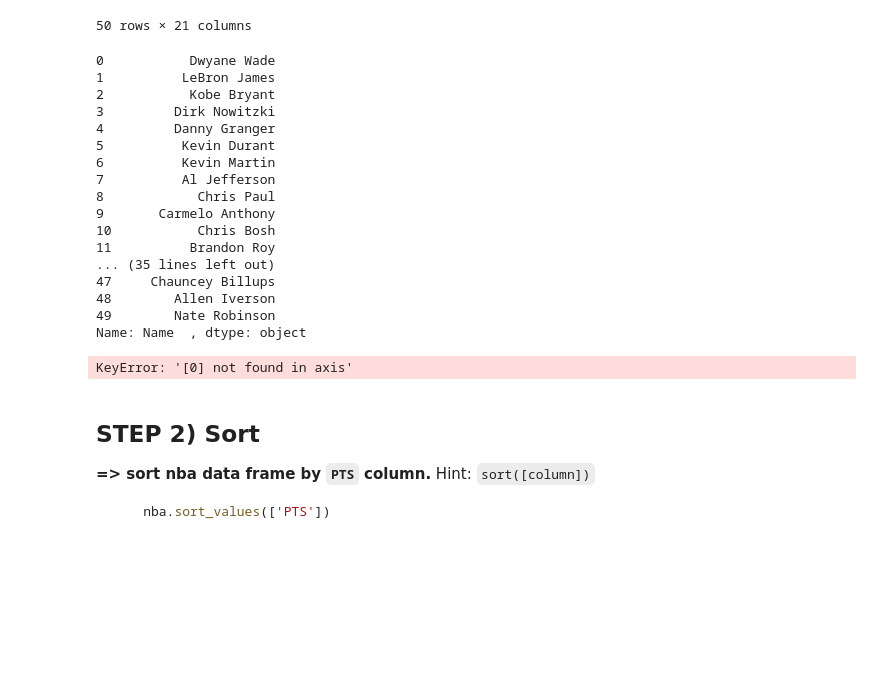
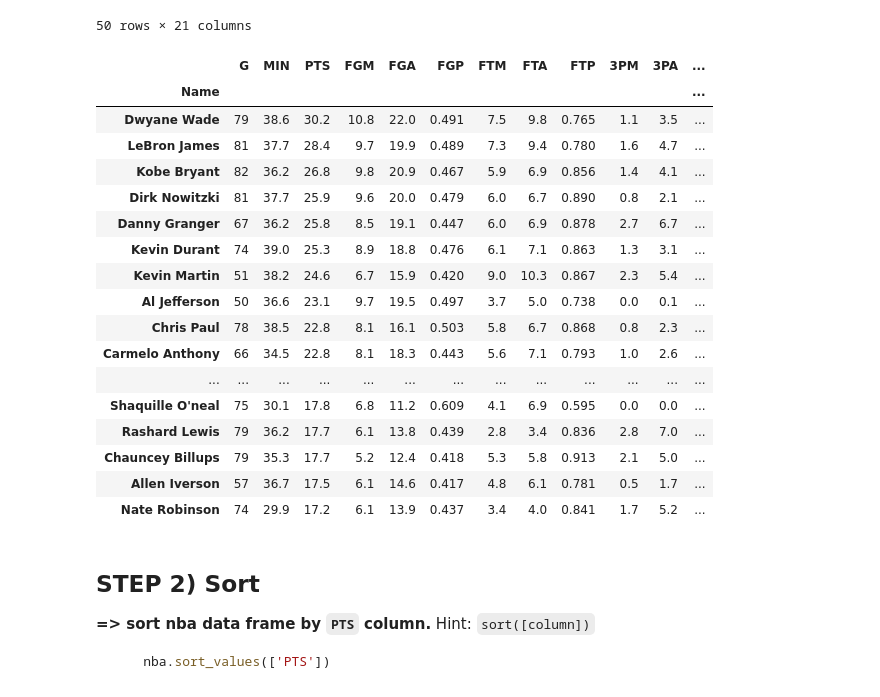
Before and after one commit to elephantscale/python-labs-solutions, a Jupyter notebook: visualization/3-heatmap.ipynb, the cells around one changed output. Drawn from its saved outputs; the diff is of its cells as text; code cells hidden in the pictures; blank space fills up the shorter version.

Commit message:
Fixed extra spaces in column names

```diff
--- a/visualization/3-heatmap.ipynb
+++ b/visualization/3-heatmap.ipynb
@@ -28,6 +28,7 @@ R/08-graph
 # %%
 import pandas as pd
 nba = pd.read_csv("/data/viz/nba-2008.csv")
+nba = nba.rename(columns=lambda x: x.strip())
 nba
 # %% [output]
 |  | Name | G | MIN | PTS | FGM | FGA | FGP | FTM | FTA | FTP | ... | ... |
@@ -48,32 +49,29 @@ nba
 | 48 | Allen Iverson | 57 | 36.7 | 17.5 | 6.1 | 14.6 | 0.417 | 4.8 | 6.1 | 0.781 | ... | ... |
 | 49 | Nate Robinson | 74 | 29.9 | 17.2 | 6.1 | 13.9 | 0.437 | 3.4 | 4.0 | 0.841 | ... | ... |
 50 rows × 21 columns
-# %%
-nba.iloc[:,0]
-# %% [output]
-0           Dwyane Wade
-1          LeBron James
-2           Kobe Bryant
-3         Dirk Nowitzki
-4         Danny Granger
-5          Kevin Durant
-6          Kevin Martin
-7          Al Jefferson
-8            Chris Paul
-9       Carmelo Anthony
-10           Chris Bosh
-11          Brandon Roy
-... (35 lines left out)
-47     Chauncey Billups
-48        Allen Iverson
-49        Nate Robinson
-Name: Name  , dtype: object
 # %%
 
-nba_indexed = nba.set_index(nba.iloc[:,0]).drop(0, axis=1)
+nba_indexed = nba.set_index(nba['Name']).drop('Name', axis=1)
 nba_indexed
 # %% [output]
-KeyError: '[0] not found in axis'
+|  | G | MIN | PTS | FGM | FGA | FGP | FTM | FTA | FTP | 3PM | 3PA | ... |
+| Name |  |  |  |  |  |  |  |  |  |  |  | ... |
+| Dwyane Wade | 79 | 38.6 | 30.2 | 10.8 | 22.0 | 0.491 | 7.5 | 9.8 | 0.765 | 1.1 | 3.5 | ... |
+| LeBron James | 81 | 37.7 | 28.4 | 9.7 | 19.9 | 0.489 | 7.3 | 9.4 | 0.780 | 1.6 | 4.7 | ... |
+| Kobe Bryant | 82 | 36.2 | 26.8 | 9.8 | 20.9 | 0.467 | 5.9 | 6.9 | 0.856 | 1.4 | 4.1 | ... |
+| Dirk Nowitzki | 81 | 37.7 | 25.9 | 9.6 | 20.0 | 0.479 | 6.0 | 6.7 | 0.890 | 0.8 | 2.1 | ... |
+| Danny Granger | 67 | 36.2 | 25.8 | 8.5 | 19.1 | 0.447 | 6.0 | 6.9 | 0.878 | 2.7 | 6.7 | ... |
+| Kevin Durant | 74 | 39.0 | 25.3 | 8.9 | 18.8 | 0.476 | 6.1 | 7.1 | 0.863 | 1.3 | 3.1 | ... |
+| Kevin Martin | 51 | 38.2 | 24.6 | 6.7 | 15.9 | 0.420 | 9.0 | 10.3 | 0.867 | 2.3 | 5.4 | ... |
+| Al Jefferson | 50 | 36.6 | 23.1 | 9.7 | 19.5 | 0.497 | 3.7 | 5.0 | 0.738 | 0.0 | 0.1 | ... |
+| Chris Paul | 78 | 38.5 | 22.8 | 8.1 | 16.1 | 0.503 | 5.8 | 6.7 | 0.868 | 0.8 | 2.3 | ... |
+| Carmelo Anthony | 66 | 34.5 | 22.8 | 8.1 | 18.3 | 0.443 | 5.6 | 7.1 | 0.793 | 1.0 | 2.6 | ... |
+| ... | ... | ... | ... | ... | ... | ... | ... | ... | ... | ... | ... | ... |
+| Shaquille O'neal | 75 | 30.1 | 17.8 | 6.8 | 11.2 | 0.609 | 4.1 | 6.9 | 0.595 | 0.0 | 0.0 | ... |
+| Rashard Lewis | 79 | 36.2 | 17.7 | 6.1 | 13.8 | 0.439 | 2.8 | 3.4 | 0.836 | 2.8 | 7.0 | ... |
+| Chauncey Billups | 79 | 35.3 | 17.7 | 5.2 | 12.4 | 0.418 | 5.3 | 5.8 | 0.913 | 2.1 | 5.0 | ... |
+| Allen Iverson | 57 | 36.7 | 17.5 | 6.1 | 14.6 | 0.417 | 4.8 | 6.1 | 0.781 | 0.5 | 1.7 | ... |
+| Nate Robinson | 74 | 29.9 | 17.2 | 6.1 | 13.9 | 0.437 | 3.4 | 4.0 | 0.841 | 1.7 | 5.2 | ... |
 # %% [markdown]
 
 ## STEP 2) Sort
```
